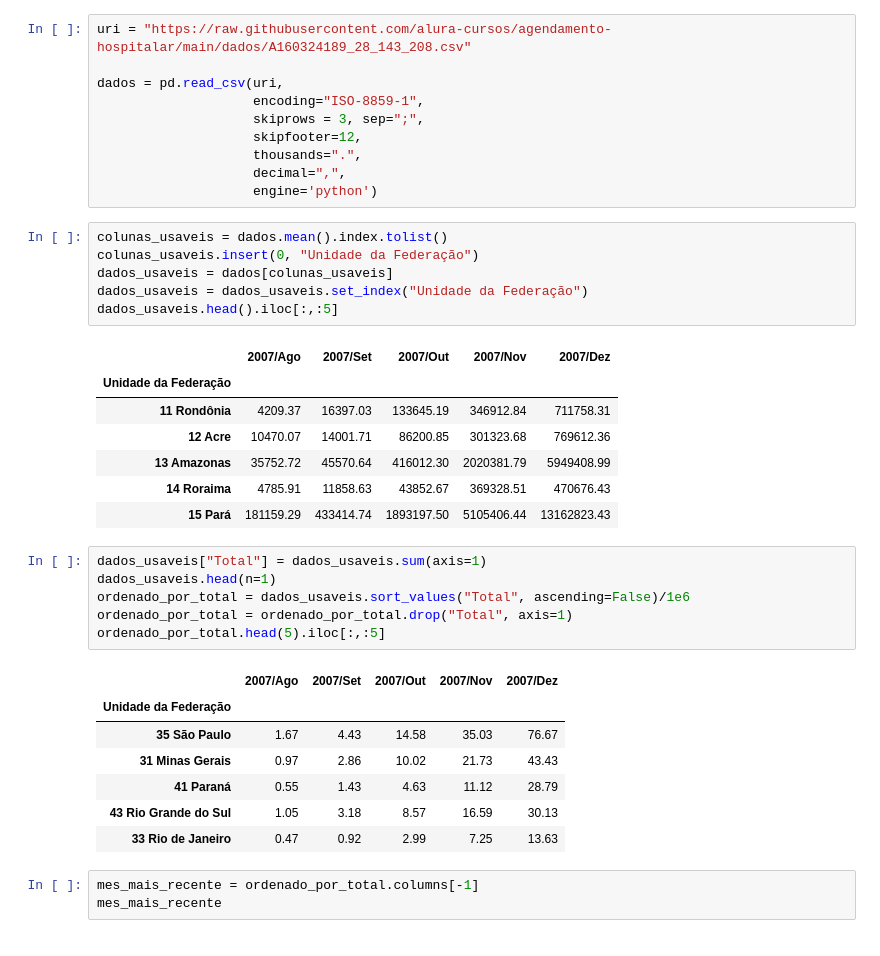
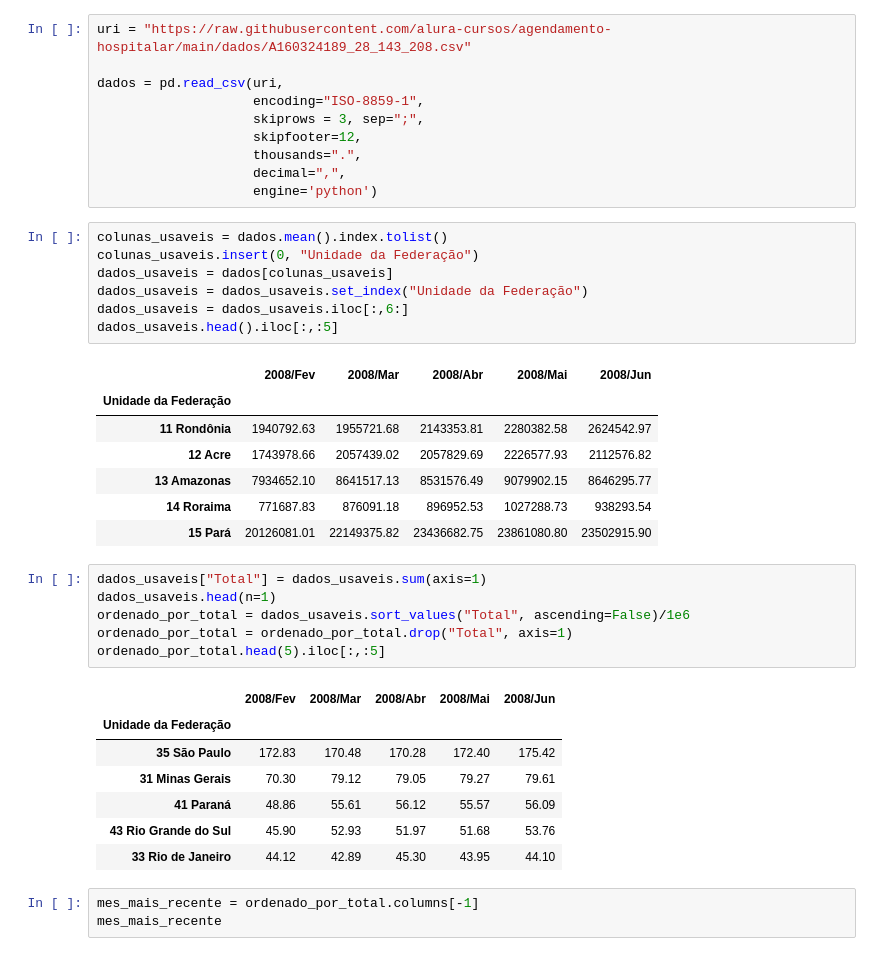
Before and after one commit to HenriqueCCdA/bootCampAluraDataScience, a Jupyter notebook: modulo2/aula/boot_camp_modulo2_aulas.ipynb, the cells around one changed output. Cells and saved outputs as stored; diff of their text form.

```diff
--- a/modulo2/aula/boot_camp_modulo2_aulas.ipynb
+++ b/modulo2/aula/boot_camp_modulo2_aulas.ipynb
@@ -22,17 +22,18 @@ dados = pd.read_csv(uri,
 # %%
 colunas_usaveis = dados.mean().index.tolist()
 colunas_usaveis.insert(0, "Unidade da Federação")
 dados_usaveis = dados[colunas_usaveis]
 dados_usaveis = dados_usaveis.set_index("Unidade da Federação")
+dados_usaveis = dados_usaveis.iloc[:,6:]
 dados_usaveis.head().iloc[:,:5]
 # %% [output]
-|  | 2007/Ago | 2007/Set | 2007/Out | 2007/Nov | 2007/Dez |
+|  | 2008/Fev | 2008/Mar | 2008/Abr | 2008/Mai | 2008/Jun |
 | Unidade da Federação |  |  |  |  |  |
-| 11 Rondônia | 4209.37 | 16397.03 | 133645.19 | 346912.84 | 711758.31 |
-| 12 Acre | 10470.07 | 14001.71 | 86200.85 | 301323.68 | 769612.36 |
-| 13 Amazonas | 35752.72 | 45570.64 | 416012.30 | 2020381.79 | 5949408.99 |
-| 14 Roraima | 4785.91 | 11858.63 | 43852.67 | 369328.51 | 470676.43 |
-| 15 Pará | 181159.29 | 433414.74 | 1893197.50 | 5105406.44 | 13162823.43 |
+| 11 Rondônia | 1940792.63 | 1955721.68 | 2143353.81 | 2280382.58 | 2624542.97 |
+| 12 Acre | 1743978.66 | 2057439.02 | 2057829.69 | 2226577.93 | 2112576.82 |
+| 13 Amazonas | 7934652.10 | 8641517.13 | 8531576.49 | 9079902.15 | 8646295.77 |
+| 14 Roraima | 771687.83 | 876091.18 | 896952.53 | 1027288.73 | 938293.54 |
+| 15 Pará | 20126081.01 | 22149375.82 | 23436682.75 | 23861080.80 | 23502915.90 |
 # %%
 dados_usaveis["Total"] = dados_usaveis.sum(axis=1)
 dados_usaveis.head(n=1)
@@ -40,13 +41,13 @@ ordenado_por_total = dados_usaveis.sort_values("Total", ascending=False)/1e6
 ordenado_por_total = ordenado_por_total.drop("Total", axis=1)
 ordenado_por_total.head(5).iloc[:,:5]
 # %% [output]
-|  | 2007/Ago | 2007/Set | 2007/Out | 2007/Nov | 2007/Dez |
+|  | 2008/Fev | 2008/Mar | 2008/Abr | 2008/Mai | 2008/Jun |
 | Unidade da Federação |  |  |  |  |  |
-| 35 São Paulo | 1.67 | 4.43 | 14.58 | 35.03 | 76.67 |
-| 31 Minas Gerais | 0.97 | 2.86 | 10.02 | 21.73 | 43.43 |
-| 41 Paraná | 0.55 | 1.43 | 4.63 | 11.12 | 28.79 |
-| 43 Rio Grande do Sul | 1.05 | 3.18 | 8.57 | 16.59 | 30.13 |
-| 33 Rio de Janeiro | 0.47 | 0.92 | 2.99 | 7.25 | 13.63 |
+| 35 São Paulo | 172.83 | 170.48 | 170.28 | 172.40 | 175.42 |
+| 31 Minas Gerais | 70.30 | 79.12 | 79.05 | 79.27 | 79.61 |
+| 41 Paraná | 48.86 | 55.61 | 56.12 | 55.57 | 56.09 |
+| 43 Rio Grande do Sul | 45.90 | 52.93 | 51.97 | 51.68 | 53.76 |
+| 33 Rio de Janeiro | 44.12 | 42.89 | 45.30 | 43.95 | 44.10 |
 # %%
 mes_mais_recente = ordenado_por_total.columns[-1]
 mes_mais_recente
```
Also changed, not shown: parts of 7 cells of this notebook.
